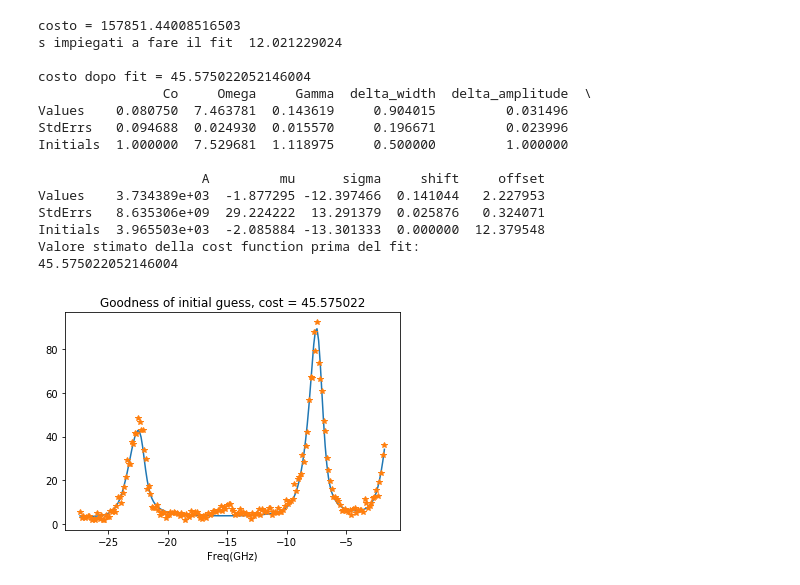
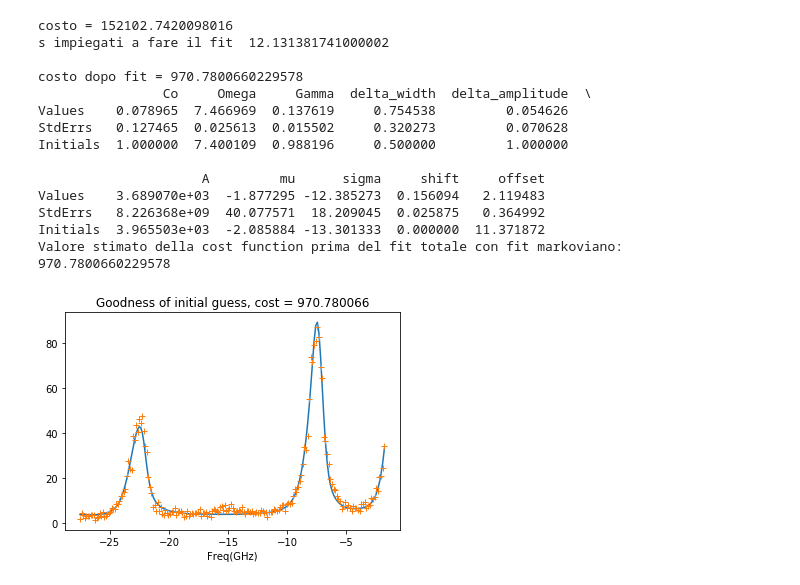
Before and after one commit to flautodipan/Python_Libraries, a Jupyter notebook: Experimentum_single.ipynb, the cells around one changed output. Cells and saved outputs as stored; diff of their text form; code cells hidden in the pictures.

```diff
--- a/Experimentum_single.ipynb
+++ b/Experimentum_single.ipynb
@@ -29,9 +29,8 @@ cols_real   = ('Co', 'Omega', 'Gamma', 'Delta', 'tau', 'delta_width', 'delta_amp
 cols_gauss  = ( 'A', 'mu', 'sigma')
 # %%
 #0) importo dati e inizializzo oggetti
-i   =   29
-j   =   74
-
+i   =   85
+j   =   67
 y    =   Import_from_Matlab(spectra_filename, spectra_path, var_name = 'y')[i][j]
 Data    =   Exp.Spectrum(name = str((i,j)))
 Data.Get_Spectrum(y = np.resize(y, np.max(y.shape)), offset = 183., cut = True, cut_range = (100, 680))
@@ -41,7 +40,7 @@ Data.Get_VIPA_tif(VIPA_filename, VIPA_path)
 plt.figure()
 plt.plot(Data.x, Data.y)
 plt.plot(Data.x[Data.peaks[0]], Data.y[Data.peaks[0]], '*')
-
+plt.title(str((i,j)))
 
 check = Data.Check_Spectrum(saturation_width = 13.5)
 
@@ -105,26 +104,25 @@ E li ho aggiunti ai parametri iniziali per il fit. Ora conosco 12 parametri su 1
 # %%
 #3) fit markoviano
-
-Data.Estimate_Initial_Parameters(p0 = Data.p0.values[0], treshold = 1000, columns = cols_mark)
+Data.Get_p0_by_Markov(Data.p0.values[0],treshold = 1000)
 print(Data.Fit_Params)
 Data.Take_A_Look_Before_Fitting()
 # %% [output]
-costo = 157851.44008516503
-s impiegati a fare il fit  12.021229024
+costo = 152102.7420098016
+s impiegati a fare il fit  12.131381741000002
 
-costo dopo fit = 45.575022052146004
+costo dopo fit = 970.7800660229578
                 Co     Omega     Gamma  delta_width  delta_amplitude  \
-Values    0.080750  7.463781  0.143619     0.904015         0.031496
-StdErrs   0.094688  0.024930  0.015570     0.196671         0.023996
-Initials  1.000000  7.529681  1.118975     0.500000         1.000000
+Values    0.078965  7.466969  0.137619     0.754538         0.054626
+StdErrs   0.127465  0.025613  0.015502     0.320273         0.070628
+Initials  1.000000  7.400109  0.988196     0.500000         1.000000
 
                      A         mu      sigma     shift     offset
-Values    3.734389e+03  -1.877295 -12.397466  0.141044   2.227953
-StdErrs   8.635306e+09  29.224222  13.291379  0.025876   0.324071
-Initials  3.965503e+03  -2.085884 -13.301333  0.000000  12.379548
-Valore stimato della cost function prima del fit:
-45.575022052146004
+Values    3.689070e+03  -1.877295 -12.385273  0.156094   2.119483
+StdErrs   8.226368e+09  40.077571  18.209045  0.025875   0.364992
+Initials  3.965503e+03  -2.085884 -13.301333  0.000000  11.371872
+Valore stimato della cost function prima del fit totale con fit markoviano:
+970.7800660229578
-[figure, old version]
+[figure, new version]
 # %%
 #4) fit totale
 percents                    =   (0.2, 0.1, 0.15, 'positive', 'positive', 0.15, 0.15, np.inf, np.inf)
```
Also changed, not shown: parts of 8 cells of this notebook, 20 other files.
